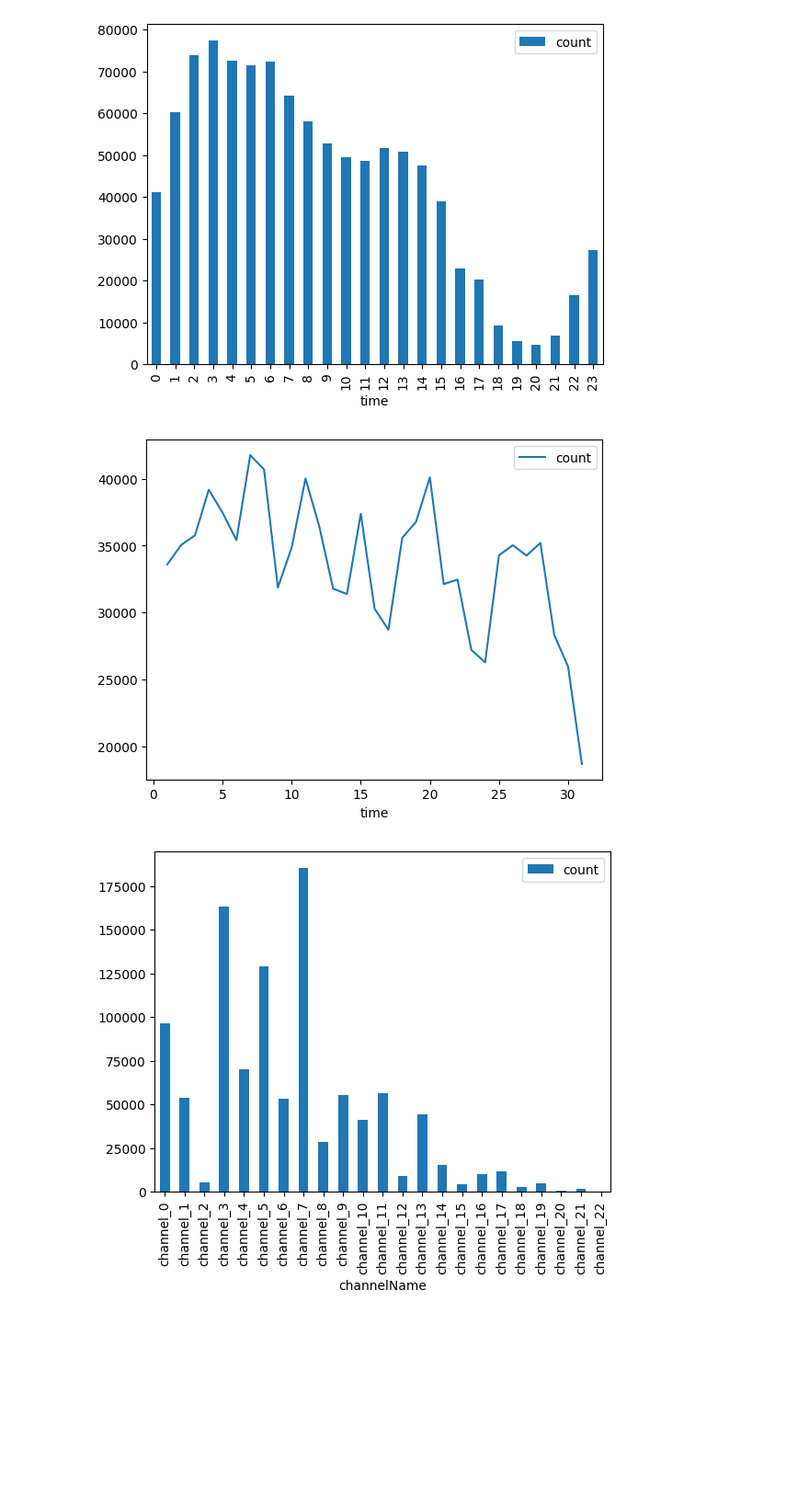
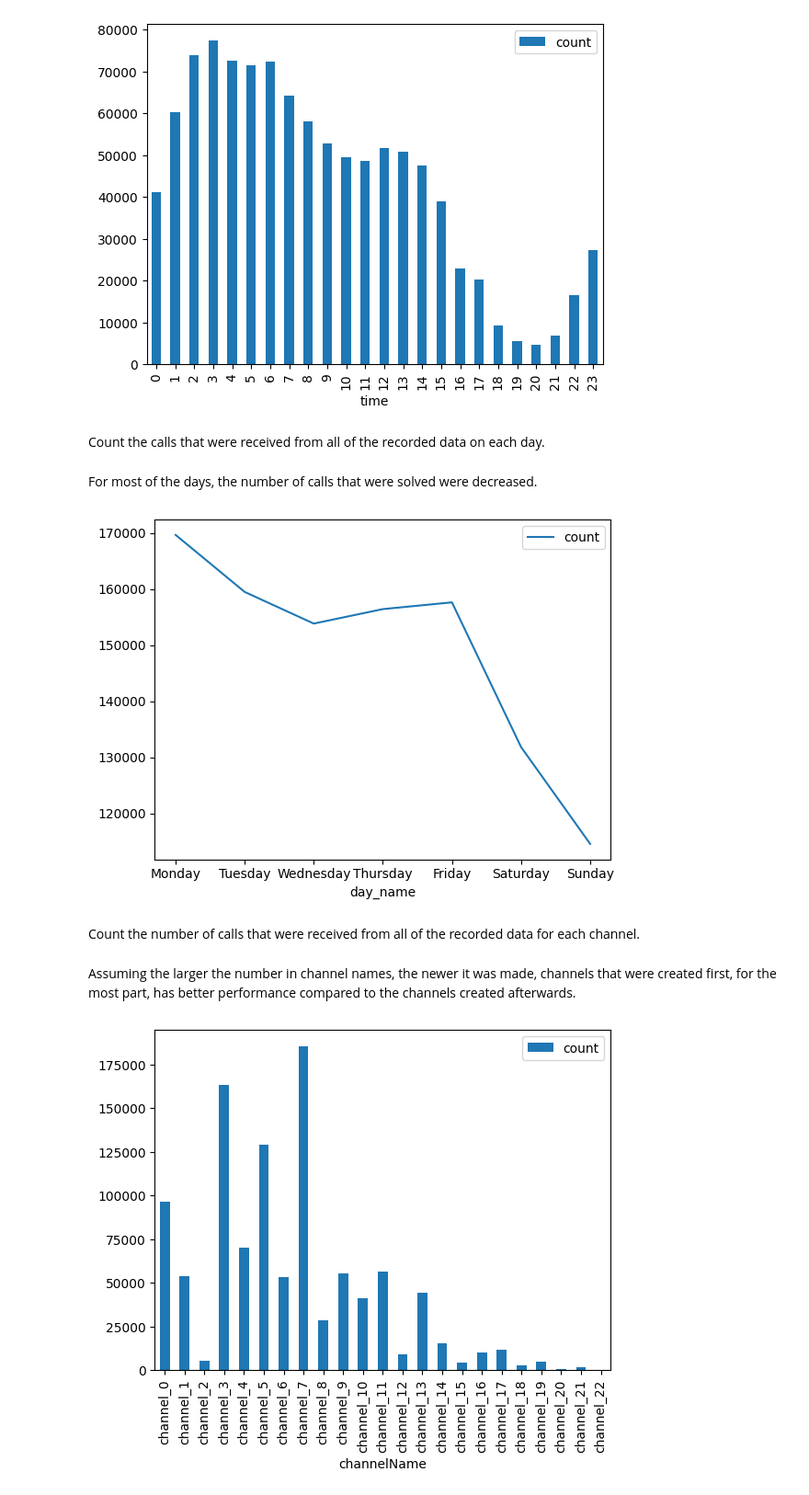
Before and after one commit to adrioui/data-exploration, a Jupyter notebook: Data Exploration.ipynb, the cells around one changed output. Shown at 92% size. Cells and saved outputs as stored; diff of their text form; code cells hidden in the pictures; blank space fills up the shorter version.

```diff
--- a/Data Exploration.ipynb
+++ b/Data Exploration.ipynb
@@ -201,8 +206,25 @@ day_grp_is_solved = df.groupby([df["time"].dt.day], as_index=False)["is_solved"]
-# %%
-day_grp_is_solved.loc[day_grp_is_solved["is_solved"] == 1].plot(x="time", y="count")
-plt.show()
-# %% [output]
-[figure, removed]
+# %% [markdown]
+ Count the calls that were received from all of the recorded data on each day.
+# %%
+# Group by the days of calls received and count how many calls that were solved or not
+day_grp_is_solved = df.groupby([df["time"].dt.day_name()], as_index=False)["is_solved"].value_counts()
+
+# Sort the data by the day name of a week
+sort = ["Monday", "Tuesday", "Wednesday", "Thursday", "Friday", "Saturday", "Sunday"]
+day_grp_is_solved["time"] = pd.Categorical(day_grp_is_solved["time"], categories=sort, ordered=True)
+day_grp_is_solved = day_grp_is_solved.sort_values("time")
+
+# Rename "time" column to "day_name"
+day_grp_is_solved.rename(columns={"time": "day_name"}, inplace=True)
+# %% [markdown]
+For most of the days, the number of calls that were solved were decreased.
+# %%
+day_grp_is_solved.loc[day_grp_is_solved["is_solved"] == 1].plot(x="day_name", y="count")
+plt.show()
+# %% [output]
+[figure, added]
+# %% [markdown]
+ Count the number of calls that were received from all of the recorded data for each channel.
 # %%
 # Group by channels that received the calls and count how many calls that were solved or not
 channel_grp_is_solved = df.groupby("channelName", as_index=False)["is_solved"].value_counts()
@@ -215,6 +237,8 @@ channel_grp_is_solved.sort_values("sort", inplace=True)
 
 # Delete the "sort" column
 channel_grp_is_solved = channel_grp_is_solved.drop("sort", axis=1)
+# %% [markdown]
+Assuming the larger the number in channel names, the newer it was made, channels that were created first, for the most part, has better performance compared to the channels created afterwards.
 # %%
 # Visualize how many calls that were solved by each channel
 channel_grp_is_solved.loc[channel_grp_is_solved["is_solved"] == 1].plot(x="channelName", y="count", kind="bar")
```
Also changed, not shown: parts of 10 cells of this notebook.
